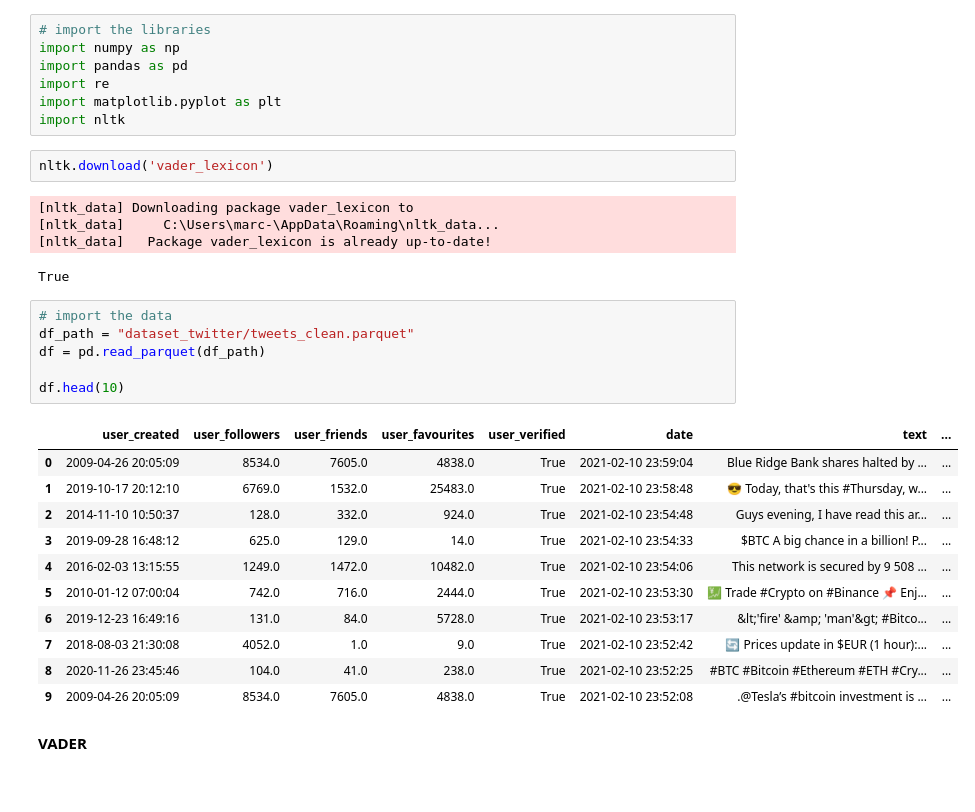
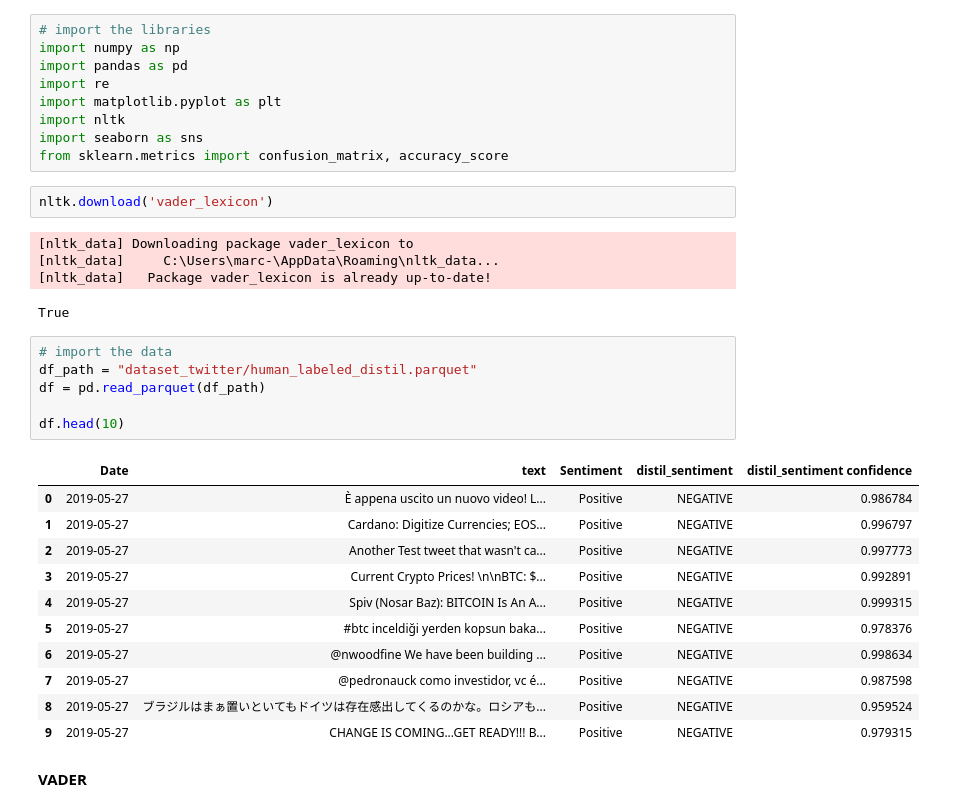
Before and after one commit to Aidasvenc/sentiment-analysis, a Jupyter notebook: marc_sentiment_analysis.ipynb, the cells around one changed output. Cells and saved outputs as stored; diff of their text form.

```diff
--- a/marc_sentiment_analysis.ipynb
+++ b/marc_sentiment_analysis.ipynb
@@ -5,6 +5,8 @@ import pandas as pd
 import re
 import matplotlib.pyplot as plt
 import nltk
+import seaborn as sns
+from sklearn.metrics import confusion_matrix, accuracy_score
 # %%
 nltk.download('vader_lexicon')
 # %% [output]
@@ -14,22 +16,22 @@ nltk.download('vader_lexicon')
 True
 # %%
 # import the data
-df_path = "dataset_twitter/tweets_clean.parquet"
+df_path = "dataset_twitter/human_labeled_distil.parquet"
 df = pd.read_parquet(df_path)
 
 df.head(10)
 # %% [output]
-|  | user_created | user_followers | user_friends | user_favourites | user_verified | date | text | ... |
-| 0 | 2009-04-26 20:05:09 | 8534.0 | 7605.0 | 4838.0 | True | 2021-02-10 23:59:04 | Blue Ridge Bank shares halted by ... | ... |
-| 1 | 2019-10-17 20:12:10 | 6769.0 | 1532.0 | 25483.0 | True | 2021-02-10 23:58:48 | 😎 Today, that's this #Thursday, w... | ... |
-| 2 | 2014-11-10 10:50:37 | 128.0 | 332.0 | 924.0 | True | 2021-02-10 23:54:48 | Guys evening, I have read this ar... | ... |
-| 3 | 2019-09-28 16:48:12 | 625.0 | 129.0 | 14.0 | True | 2021-02-10 23:54:33 | $BTC A big chance in a billion! P... | ... |
-| 4 | 2016-02-03 13:15:55 | 1249.0 | 1472.0 | 10482.0 | True | 2021-02-10 23:54:06 | This network is secured by 9 508 ... | ... |
-| 5 | 2010-01-12 07:00:04 | 742.0 | 716.0 | 2444.0 | True | 2021-02-10 23:53:30 | 💹 Trade #Crypto on #Binance 📌 Enj... | ... |
-| 6 | 2019-12-23 16:49:16 | 131.0 | 84.0 | 5728.0 | True | 2021-02-10 23:53:17 | &lt;'fire' &amp; 'man'&gt; #Bitco... | ... |
-| 7 | 2018-08-03 21:30:08 | 4052.0 | 1.0 | 9.0 | True | 2021-02-10 23:52:42 | 🔄 Prices update in $EUR (1 hour):... | ... |
-| 8 | 2020-11-26 23:45:46 | 104.0 | 41.0 | 238.0 | True | 2021-02-10 23:52:25 | #BTC #Bitcoin #Ethereum #ETH #Cry... | ... |
-| 9 | 2009-04-26 20:05:09 | 8534.0 | 7605.0 | 4838.0 | True | 2021-02-10 23:52:08 | .@Tesla’s #bitcoin investment is ... | ... |
+|  | Date | text | Sentiment | distil_sentiment | distil_sentiment confidence |
+| 0 | 2019-05-27 | È appena uscito un nuovo video! L... | Positive | NEGATIVE | 0.986784 |
+| 1 | 2019-05-27 | Cardano: Digitize Currencies; EOS... | Positive | NEGATIVE | 0.996797 |
+| 2 | 2019-05-27 | Another Test tweet that wasn't ca... | Positive | NEGATIVE | 0.997773 |
+| 3 | 2019-05-27 | Current Crypto Prices! \n\nBTC: $... | Positive | NEGATIVE | 0.992891 |
+| 4 | 2019-05-27 | Spiv (Nosar Baz): BITCOIN Is An A... | Positive | NEGATIVE | 0.999315 |
+| 5 | 2019-05-27 | #btc inceldiği yerden kopsun baka... | Positive | NEGATIVE | 0.978376 |
+| 6 | 2019-05-27 | @nwoodfine We have been building ... | Positive | NEGATIVE | 0.998634 |
+| 7 | 2019-05-27 | @pedronauck como investidor, vc é... | Positive | NEGATIVE | 0.987598 |
+| 8 | 2019-05-27 | ブラジルはまぁ置いといてもドイツは存在感出してくるのかな。ロシアも... | Positive | NEGATIVE | 0.959524 |
+| 9 | 2019-05-27 | CHANGE IS COMING...GET READY!!! B... | Positive | NEGATIVE | 0.979315 |
 # %% [markdown]
 **VADER**
 # %%
```
Also changed, not shown: parts of 15 cells of this notebook.
